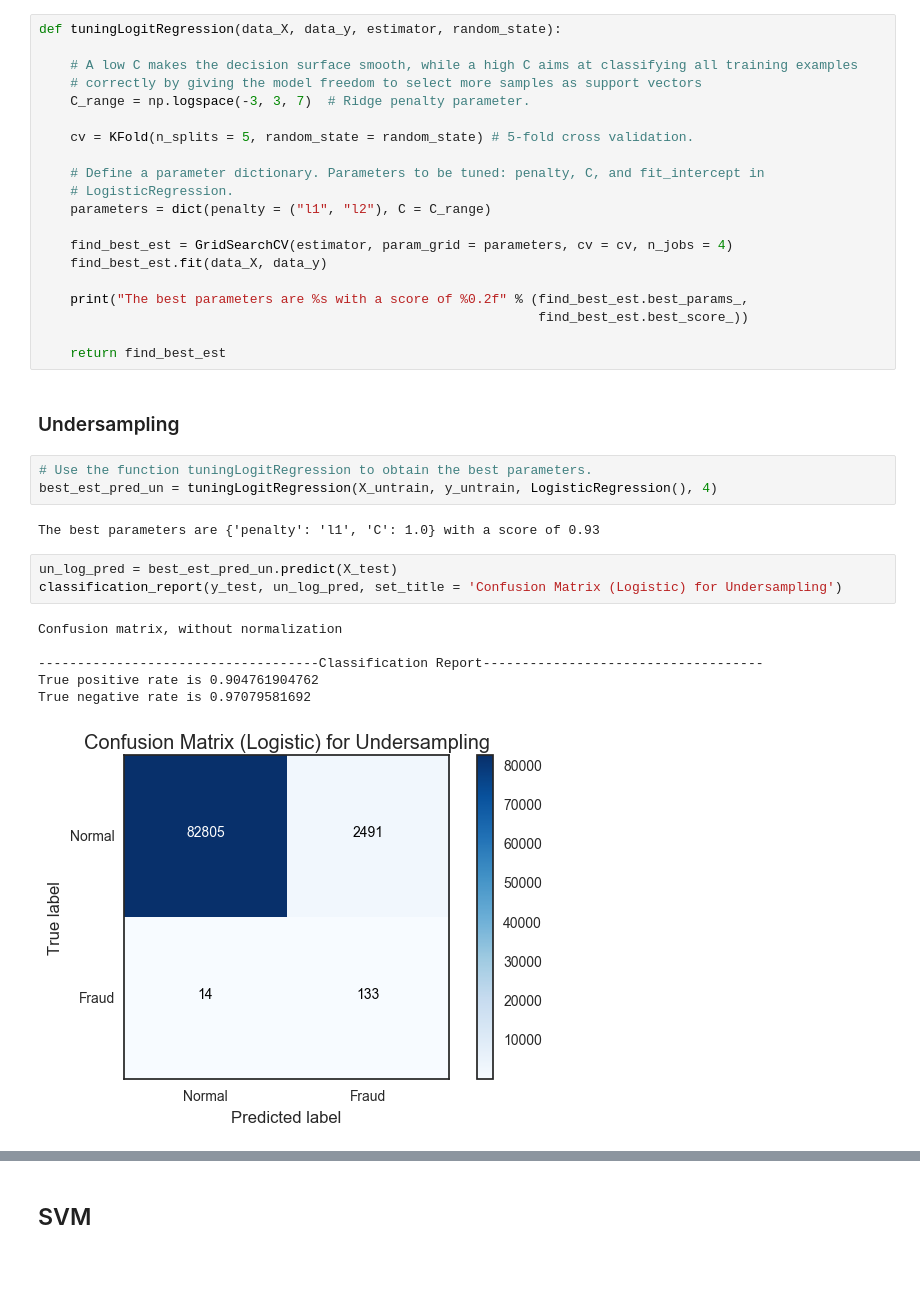
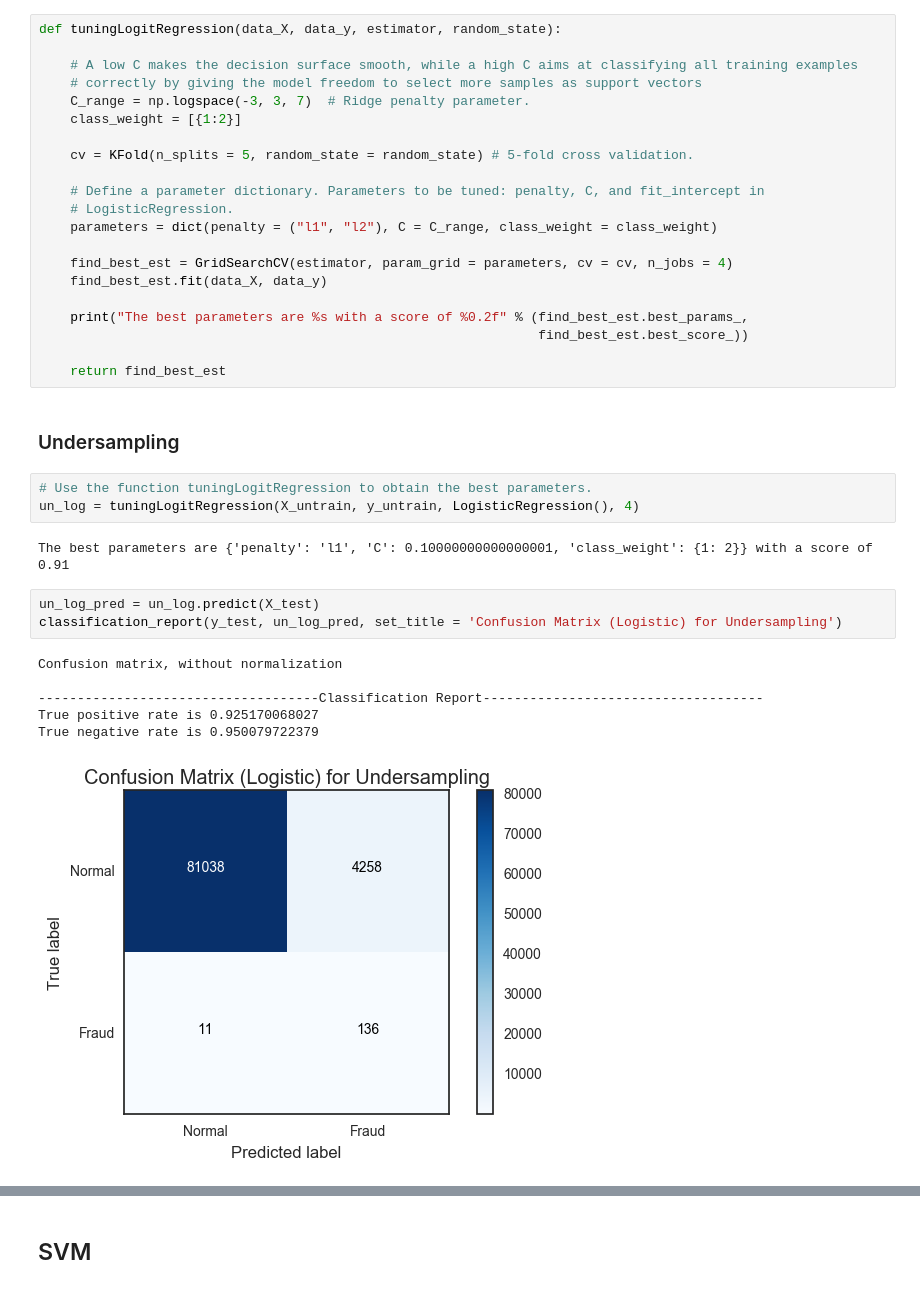
Before and after one commit to guanyu917/Fraud-Detection, a Jupyter notebook: Credit Card Fraud Transaction Detection.ipynb, the cells around one changed output, grey strips where cells are left out. Saved outputs shown, nothing was run; the diff lists cells and outputs as text.

```diff
--- a/Credit Card Fraud Transaction Detection.ipynb
+++ b/Credit Card Fraud Transaction Detection.ipynb
@@ -279,12 +283,13 @@ def tuningLogitRegression(data_X, data_y, estimator, random_state):
     # A low C makes the decision surface smooth, while a high C aims at classifying all training examples
     # correctly by giving the model freedom to select more samples as support vectors
     C_range = np.logspace(-3, 3, 7)  # Ridge penalty parameter.
+    class_weight = [{1:2}]
 
     cv = KFold(n_splits = 5, random_state = random_state) # 5-fold cross validation.
 
     # Define a parameter dictionary. Parameters to be tuned: penalty, C, and fit_intercept in
     # LogisticRegression.
-    parameters = dict(penalty = ("l1", "l2"), C = C_range)
+    parameters = dict(penalty = ("l1", "l2"), C = C_range, class_weight = class_weight)
 
     find_best_est = GridSearchCV(estimator, param_grid = parameters, cv = cv, n_jobs = 4)
     find_best_est.fit(data_X, data_y)
@@ -297,19 +302,19 @@ def tuningLogitRegression(data_X, data_y, estimator, random_state):
 ### Undersampling
 # %%
 # Use the function tuningLogitRegression to obtain the best parameters.
-best_est_pred_un = tuningLogitRegression(X_untrain, y_untrain, LogisticRegression(), 4)
+un_log = tuningLogitRegression(X_untrain, y_untrain, LogisticRegression(), 4)
 # %% [output]
-The best parameters are {'penalty': 'l1', 'C': 1.0} with a score of 0.93
+The best parameters are {'penalty': 'l1', 'C': 0.10000000000000001, 'class_weight': {1: 2}} with a score of 0.91
 # %%
-un_log_pred = best_est_pred_un.predict(X_test)
+un_log_pred = un_log.predict(X_test)
 classification_report(y_test, un_log_pred, set_title = 'Confusion Matrix (Logistic) for Undersampling')
 # %% [output]
 Confusion matrix, without normalization
 
 ------------------------------------Classification Report------------------------------------
-True positive rate is 0.904761904762
-True negative rate is 0.97079581692
+True positive rate is 0.925170068027
+True negative rate is 0.950079722379
-[figure, old version]
+[figure, new version]
 # %%
 print("The accuracy for using best parameters in logistic regression by under-sampling is {}."
       .format(accuracy_score(y_test.ravel(), un_log_pred)))
```
Also changed, not shown: parts of 27 cells of this notebook.
